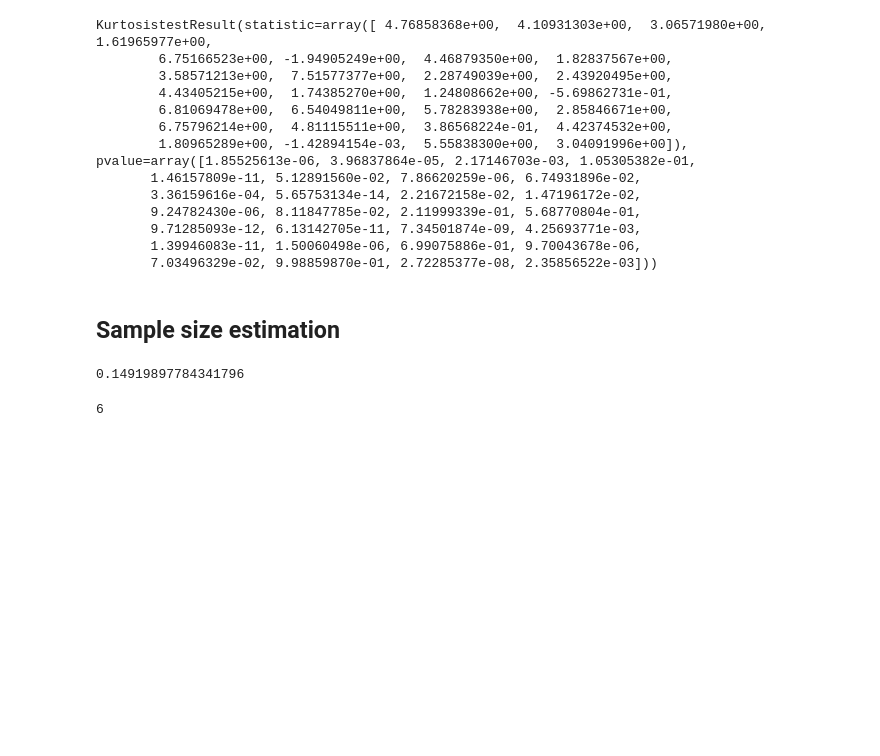
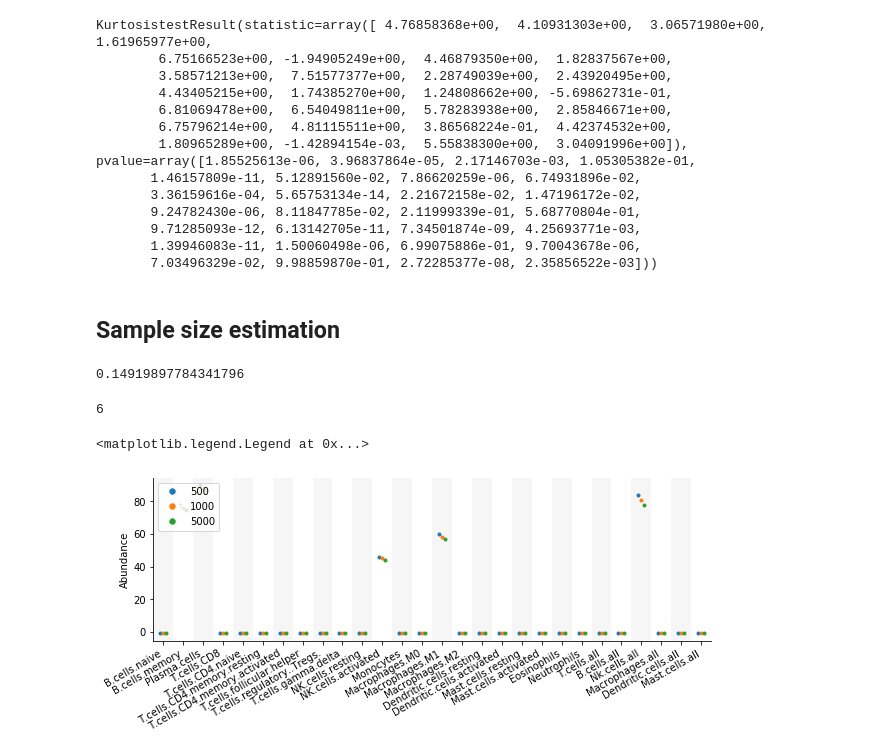
Before and after one commit to KChen-lab/sensei, a Jupyter notebook: python/statistics/TCGA-MSI-MSS-relative-COAD-Copy1.ipynb, the cells around one changed output. Drawn from its saved outputs; the diff is of its cells as text; code cells hidden in the pictures; blank space fills up the shorter version.

Commit message:
plot for sample size

```diff
--- a/python/statistics/TCGA-MSI-MSS-relative-COAD-Copy1.ipynb
+++ b/python/statistics/TCGA-MSI-MSS-relative-COAD-Copy1.ipynb
@@ -351,3 +351,75 @@ KurtosistestResult(statistic=array([ 4.76858368e+00,  4.10931303e+00,  3.0657198
 # %%
 # %% [output]
 6
+# %%
+x_map = {v: i for i, v in enumerate(augmented_cell_types)}
+
+offset_map = {
+ '500': -0.15,
+ '1000': -0.0,
+ '5000': 0.15}
+
+colors = plt.rcParams['axes.prop_cycle'].by_key()['color']
+
+color_map = {
+ '500': colors[0],
+ '1000': colors[1],
+ '5000': colors[2]}
+
+fig = plt.figure(figsize=(10, 3))
+
+ax = fig.add_subplot(1, 1, 1)
+
+mss_n = mss.shape[0];
+mss_mean = mss.mean(axis=0)
+mss_sd = mss.std(ddof=1, axis=0)
+mss_err = scipy.stats.t.ppf(1 - a / 2, mss_n - 1) * mss_sd / np.sqrt(mss_n)
+
+msi_n = msi.shape[0];
+msi_mean = msi.mean(axis=0)
+msi_sd = msi.std(ddof=1, axis=0)
+msi_err = scipy.stats.t.ppf(1 - a / 2, msi_n - 1) * msi_sd / np.sqrt(msi_n)
+
+x = [v + offset_map['500'] for v in x_map.values()]
+y = [sensei.optimize.find_minimum_M(100, 500, [m0, m1], [s0, s1], design='unpaired') for m0, m1, s0, s1 in zip(mss_mean, msi_mean, mss_sd, msi_sd)]
+ax.errorbar(x, y, yerr=0, fmt='.', color = color_map['500'], ecolor = 'darkgray', elinewidth=3.0)
+
+x = [v + offset_map['1000'] for v in x_map.values()]
+y = [sensei.optimize.find_minimum_M(100, 1000, [m0, m1], [s0, s1], design='unpaired') for m0, m1, s0, s1 in zip(mss_mean, msi_mean, mss_sd, msi_sd)]
+ax.errorbar(x, y, yerr=0, fmt='.', color = color_map['1000'], ecolor = 'darkgray', elinewidth=3.0)
+
+x = [v + offset_map['5000'] for v in x_map.values()]
+y = [sensei.optimize.find_minimum_M(100, 5000, [m0, m1], [s0, s1], design='unpaired') for m0, m1, s0, s1 in zip(mss_mean, msi_mean, mss_sd, msi_sd)]
+ax.errorbar(x, y, yerr=0, fmt='.', color = color_map['5000'], ecolor = 'darkgray', elinewidth=3.0)
+
+# Hide the right and top spines
+ax.spines['right'].set_visible(False)
+ax.spines['top'].set_visible(False)
+
+# Only show ticks on the left and bottom spines
+ax.yaxis.set_ticks_position('left')
+ax.xaxis.set_ticks_position('bottom')
+
+current_ylim = ax.get_ylim()
+for v in x_map.values():
+    if v % 2 == 0:
+        ax.fill_between([v - 0.5, v + 0.5], current_ylim[0], current_ylim[1], facecolor='lightgray', alpha=0.2)
+
+ax.set_ylim(current_ylim)
+ax.set_xticks(list(x_map.values()))
+ax.tick_params(axis='x', which = 'both', labelbottom=None)
+ax.set_ylabel('Abundance')
+ax.set_xlim(-0.5, len(x_map) - 0.5)
+
+# Ticks
+ax.tick_params(axis='x', which = 'both', labelbottom=True)
+ax.set_xticks(list(x_map.values()))
+ax.set_xticklabels(list(x_map.keys()), rotation=30, ha='right')
+
+legend_elements = [mpl.lines.Line2D([0], [0], marker='.', color='w', markerfacecolor=color_map[i], label=i, markersize=15)
+                   for i in color_map]
+
+ax.legend(handles=legend_elements, loc='upper left')
+# %% [output]
+<matplotlib.legend.Legend at 0x...>
+[figure, added]
```
Also changed, not shown: 2 other files.
